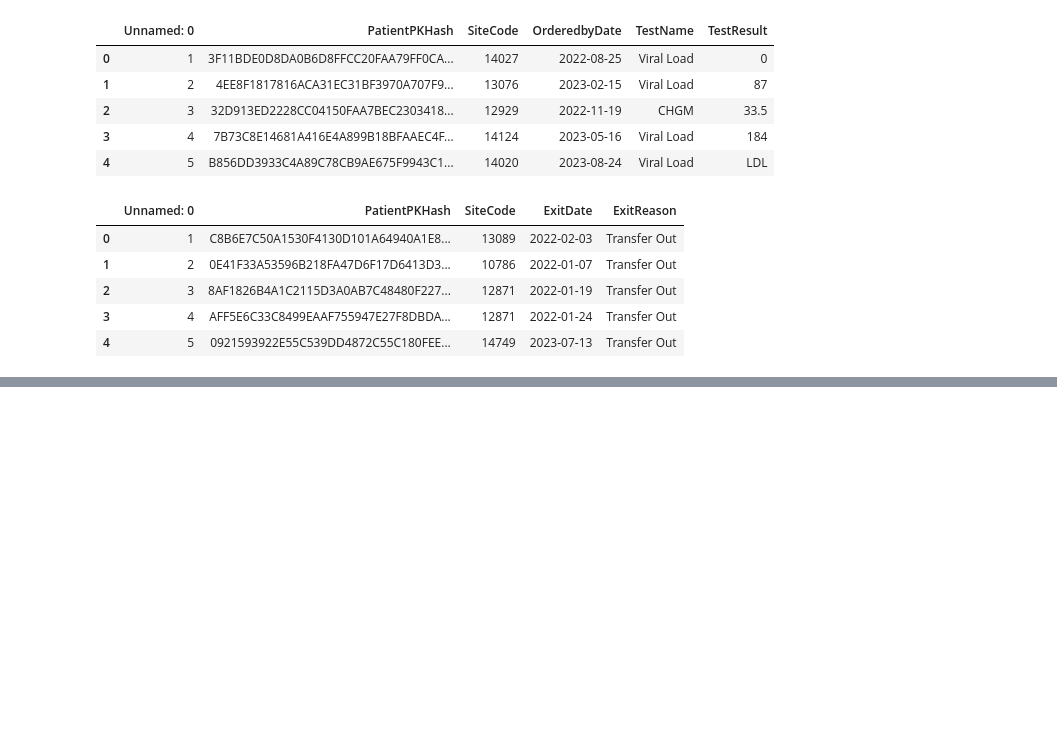
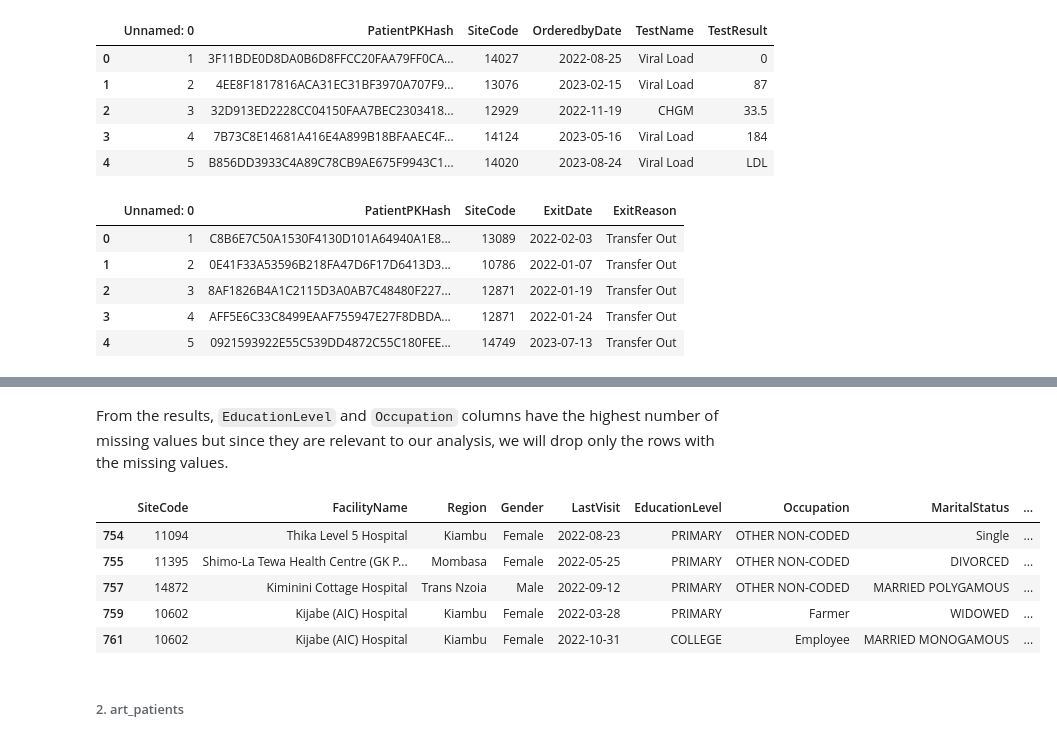
Before and after one commit to Philipmwasi/Patient-Risk-EDA-KeHMIS, a Jupyter notebook: Untitled.ipynb, the cells around one changed output, grey strips where cells are left out. Drawn from its saved outputs; the diff is of its cells as text; code cells hidden in the pictures; blank space fills up the shorter version.

````diff
--- a/Untitled.ipynb
+++ b/Untitled.ipynb
@@ -97,0 +177,20 @@ MemoryError: Unable to allocate 22.2 GiB for an array with shape (8, 372437766)
+# %% [markdown]
+From the results, ```EducationLevel``` and ```Occupation``` columns have the highest number of missing values but since they are relevant to our analysis, we will drop only the rows with the missing values.
+# %%
+# Dropping the rows with na values
+clean_ct_patients = ct_patients.dropna(axis = 0)
+
+#Drop any duplicated rows
+clean_ct_patients.drop_duplicates()
+
+# view the cleaned dataset
+clean_ct_patients.head()
+# %% [output]
+|  | SiteCode | FacilityName | Region | Gender | LastVisit | EducationLevel | Occupation | MaritalStatus | ... |
+| 754 | 11094 | Thika Level 5 Hospital | Kiambu | Female | 2022-08-23 | PRIMARY | OTHER NON-CODED | Single | ... |
+| 755 | 11395 | Shimo-La Tewa Health Centre (GK P... | Mombasa | Female | 2022-05-25 | PRIMARY | OTHER NON-CODED | DIVORCED | ... |
+| 757 | 14872 | Kiminini Cottage Hospital | Trans Nzoia | Male | 2022-09-12 | PRIMARY | OTHER NON-CODED | MARRIED POLYGAMOUS | ... |
+| 759 | 10602 | Kijabe (AIC) Hospital | Kiambu | Female | 2022-03-28 | PRIMARY | Farmer | WIDOWED | ... |
+| 761 | 10602 | Kijabe (AIC) Hospital | Kiambu | Female | 2022-10-31 | COLLEGE | Employee | MARRIED MONOGAMOUS | ... |
+# %% [markdown]
+###### 2. art_patients
````
Also changed, not shown: parts of 46 cells of this notebook.
